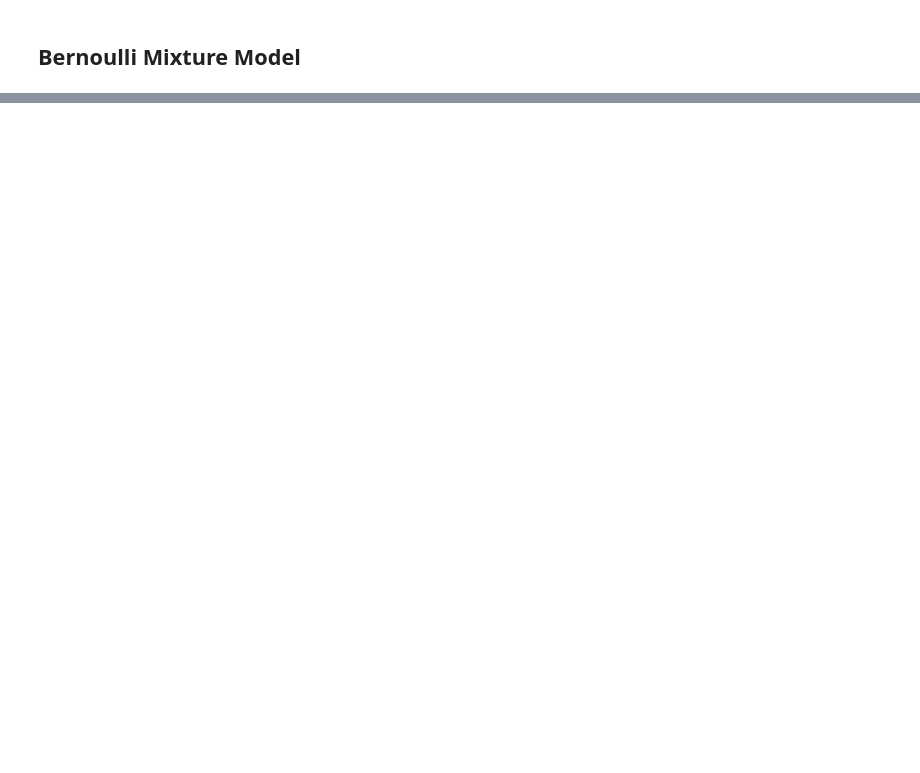
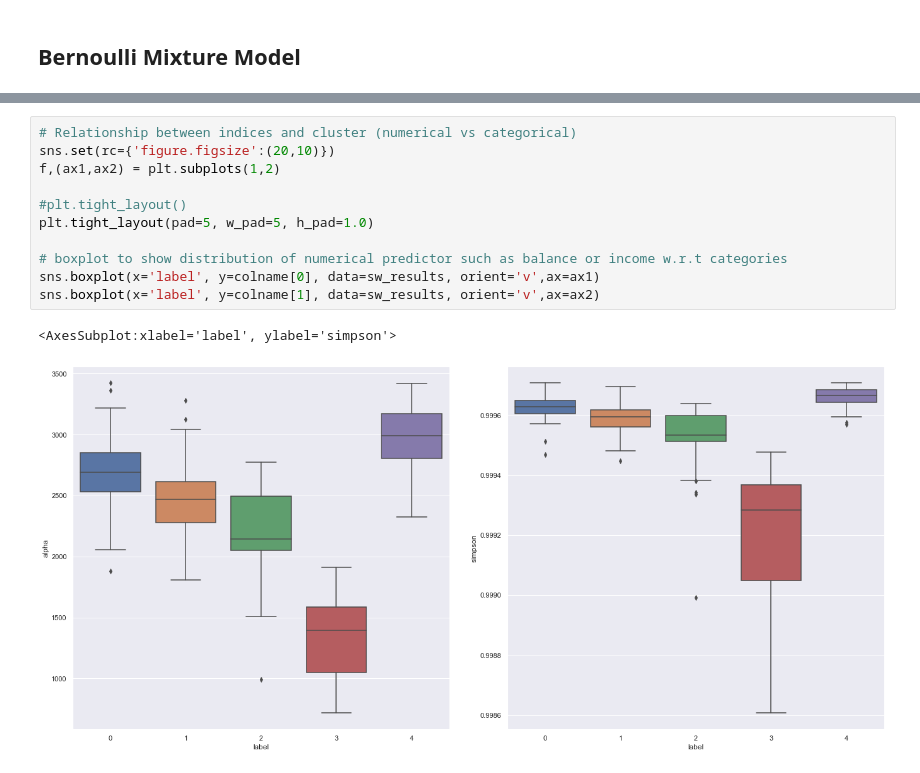
Before and after one commit to mmlchang/WHONDRS_collaboration, a Jupyter notebook: EDA/BMM.ipynb, the cells around one changed output, grey strips where cells are left out. Drawn from its saved outputs; the diff is of its cells as text; blank space fills up the shorter version.

```diff
--- a/EDA/BMM.ipynb
+++ b/EDA/BMM.ipynb
@@ -480,0 +278,14 @@ df_merged.to_csv("interim_clustering_results.csv")
+# %%
+# Relationship between indices and cluster (numerical vs categorical)
+sns.set(rc={'figure.figsize':(20,10)})
+f,(ax1,ax2) = plt.subplots(1,2)
+
+#plt.tight_layout()
+plt.tight_layout(pad=5, w_pad=5, h_pad=1.0)
+
+# boxplot to show distribution of numerical predictor such as balance or income w.r.t categories
+sns.boxplot(x='label', y=colname[0], data=sw_results, orient='v',ax=ax1)
+sns.boxplot(x='label', y=colname[1], data=sw_results, orient='v',ax=ax2)
+# %% [output]
+<AxesSubplot:xlabel='label', ylabel='simpson'>
+[figure, added]
```
Also changed, not shown: parts of 61 cells of this notebook, 12 other files.
